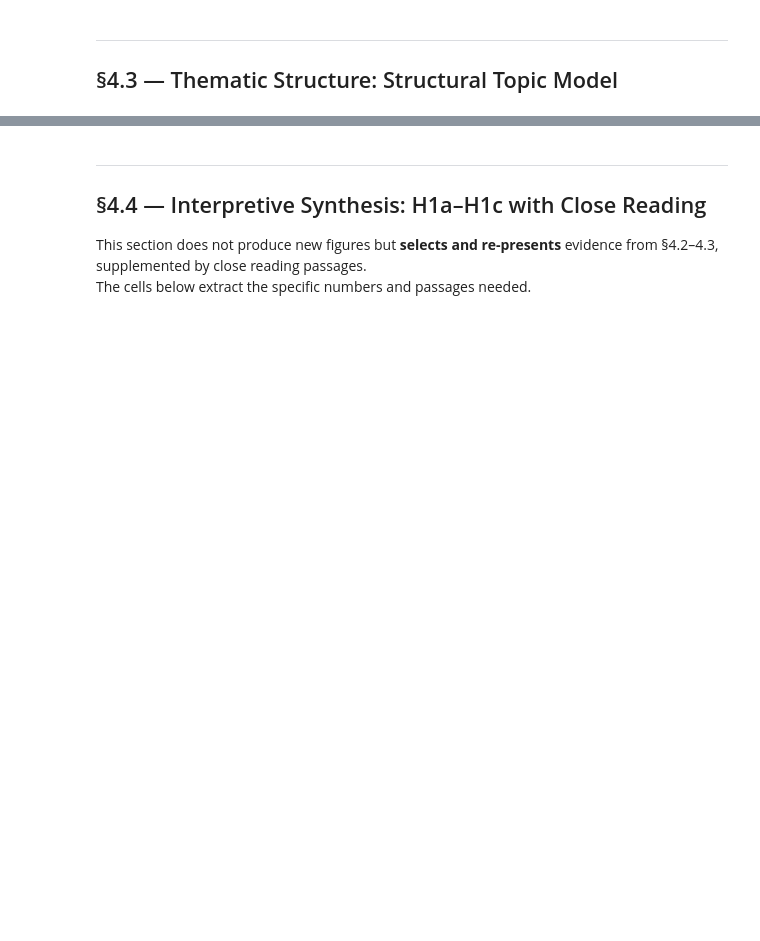
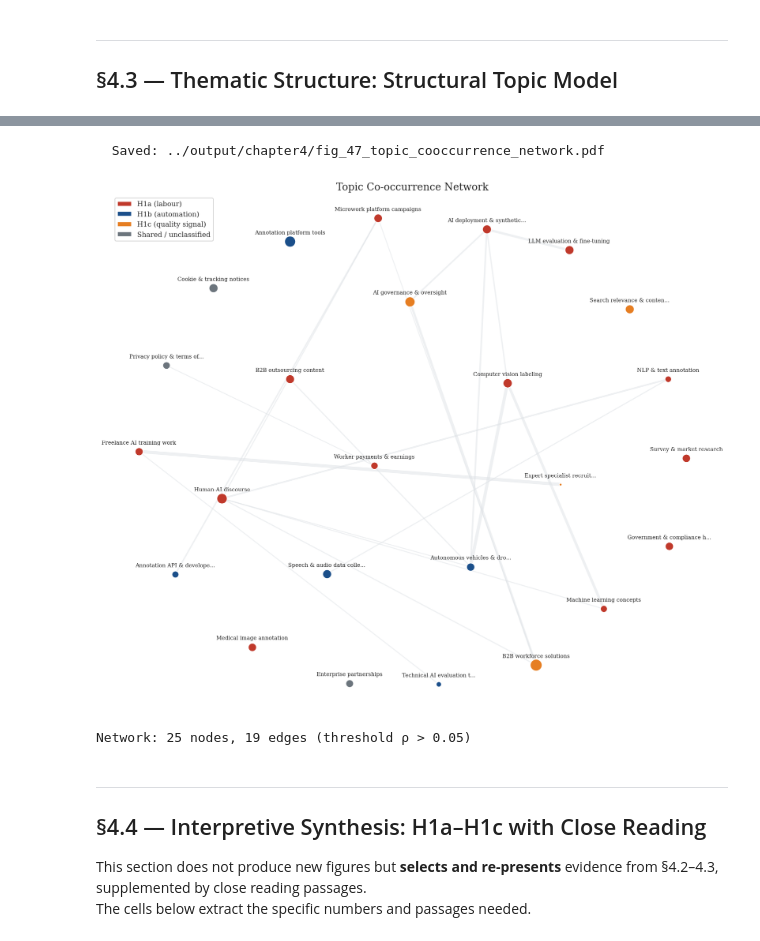
Before and after one commit to yannickkayser/DarkSideofAI, a Jupyter notebook: src2/Chapter4_Results.ipynb, the cells around one changed output, grey strips where cells are left out. Drawn from its saved outputs; the diff is of its cells as text; code cells hidden in the pictures; blank space fills up the shorter version.

```diff
--- a/src2/Chapter4_Results.ipynb
+++ b/src2/Chapter4_Results.ipynb
@@ -516,18 +886,32 @@ plt.show()
+# %%
+# ── §4.2.3b: "worker" PMI Profile (filtered) ─────────────────────────────
+FOCUS_TERM = 'worker'
+COOC_N = 15
+client_df = get_pmi_profile(FOCUS_TERM, 'client', COOC_N)
+worker_df = get_pmi_profile(FOCUS_TERM, 'worker', COOC_N)
+COOC_PROFILES[FOCUS_TERM] = {'client': client_df, 'worker': worker_df}
+plot_pmi_comparison(FOCUS_TERM, client_df, worker_df, 'fig_44b_cooc_worker_comparison')
+# %%
+# ── §4.2.3c: "work" PMI Profile (filtered) ───────────────────────────────
+FOCUS_TERM = 'work'
+COOC_N = 15
+client_df = get_pmi_profile(FOCUS_TERM, 'client', COOC_N)
+worker_df = get_pmi_profile(FOCUS_TERM, 'worker', COOC_N)
+COOC_PROFILES[FOCUS_TERM] = {'client': client_df, 'worker': worker_df}
+plot_pmi_comparison(FOCUS_TERM, client_df, worker_df, 'fig_44c_cooc_work_comparison')
 # %%
-# ── §4.2.3b: Automation Terms PMI Profiles (Figure 4.5) ───────────────────
-# Repeat for automation seed terms
-
-AUTO_TERMS = ['automate', 'ai', 'model', 'autonomous']
-# Adjust this list based on which terms exist in your cooccurrence_results
+# ── §4.2.3d: Automation Terms PMI Profiles (filtered) ─────────────────────
+AUTO_TERMS = ['intelligent', 'quality', 'task', 'product']
 
 for term in AUTO_TERMS:
     client_prof = get_pmi_profile(term, 'client', 10)
     worker_prof = get_pmi_profile(term, 'worker', 10)
-
     if len(client_prof) == 0 and len(worker_prof) == 0:
         print(f'  No co-occurrence data for "{term}" — skipping')
         continue
-
+    COOC_PROFILES[term] = {'client': client_prof, 'worker': worker_prof}
     print(f'\n=== "{term}" ===')
-    print(f'Client top collocates: {", ".join(client_prof["collocate"].tolist()[:8])}')
-    print(f'Worker top collocates: {", ".join(worker_prof["collocate"].tolist()[:8])}')
+    if len(client_prof):
+        print(f'  Client top: {", ".join(client_prof["collocate"].tolist()[:8])}')
+    if len(worker_prof):
+        print(f'  Worker top: {", ".join(worker_prof["collocate"].tolist()[:8])}')
@@ -715,7 +1207,9 @@ if 'stm_theta' in tables and _HAS_NX:
     mean_prev = theta_wide.mean()
 
     # Layout
-    pos = nx.spring_layout(G, k=2.5, seed=42, weight='weight')
+    #pos = nx.spring_layout(G, k=2.5, seed=42, weight='weight')
+    #pos = nx.planar_layout(G)
+    pos = nx.arf_layout(G)
 
     fig, ax = plt.subplots(figsize=(14, 12))
 
@@ -730,33 +1224,37 @@ if 'stm_theta' in tables and _HAS_NX:
         color = PAL_HYP.get(hyp, C_SHARED)
         size = mean_prev.get(tid, 0.04) * 3000
         ax.scatter(pos[tid][0], pos[tid][1], s=size, c=color,
                    edgecolors='white', linewidth=1, zorder=3)
         label = TOPIC_LABELS.get(tid, f'T{tid}')
         # Shorten label
         short = label[:25] + '...' if len(label) > 28 else label
         ax.annotate(short, pos[tid], fontsize=7, ha='center', va='bottom',
                     xytext=(0, 8), textcoords='offset points')
 
     ax.set_title('Topic Co-occurrence Network', fontsize=13)
     ax.axis('off')
 
     legend_elements = [
         mpatches.Patch(facecolor=C_WORKER, label='H1a (labour)'),
         mpatches.Patch(facecolor=C_CLIENT, label='H1b (automation)'),
         mpatches.Patch(facecolor=C_H1C, label='H1c (quality signal)'),
         mpatches.Patch(facecolor=C_SHARED, label='Shared / unclassified'),
     ]
     ax.legend(handles=legend_elements, loc='upper left', fontsize=9)
 
     save_fig(fig, 'fig_47_topic_cooccurrence_network')
     plt.show()
 
     print(f'Network: {G.number_of_nodes()} nodes, {G.number_of_edges()} edges '
           f'(threshold ρ > {CORR_THRESHOLD})')
 elif not _HAS_NX:
     print('SKIP: networkx not installed. Run: pip install networkx')
 else:
     print('SKIP: stm_theta not in DB.')
+# %% [output]
+  Saved: ../output/chapter4/fig_47_topic_cooccurrence_network.pdf
+[figure, added]
+Network: 25 nodes, 19 edges (threshold ρ > 0.05)
 # %% [markdown]
 ---
 ## §4.4 — Interpretive Synthesis: H1a–H1c with Close Reading
```
Also changed, not shown: parts of 22 cells of this notebook, 3 other files.
